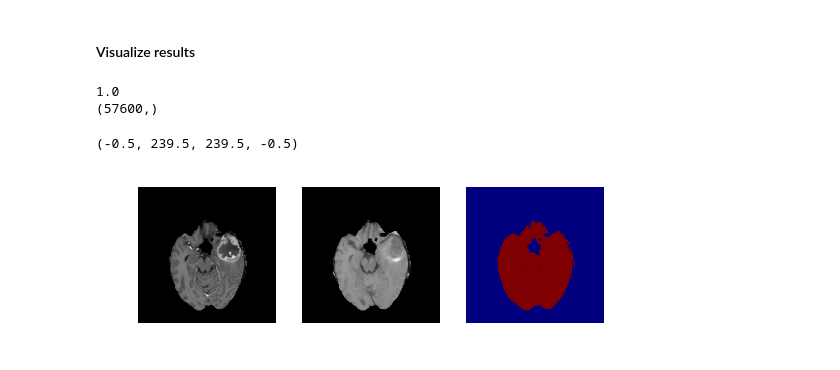
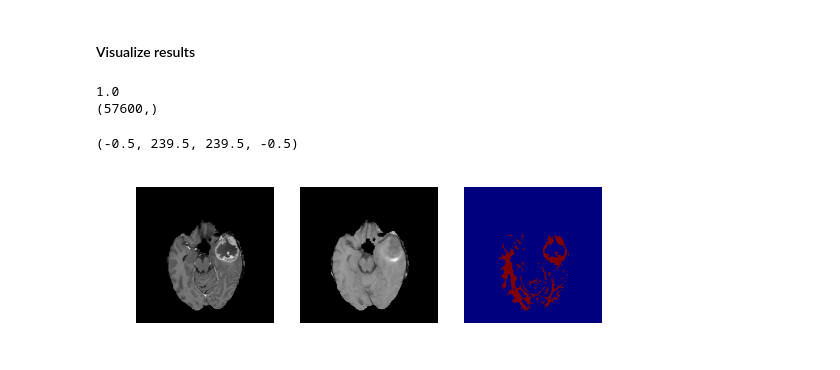
Before and after one commit to slowvak/MachineLearningForMedicalImages, a Jupyter notebook: notebooks/Module 6.ipynb, the cells around one changed output. Drawn from its saved outputs; the diff is of its cells as text; code cells hidden in the pictures.

```diff
--- a/notebooks/Module 6.ipynb
+++ b/notebooks/Module 6.ipynb
@@ -23,7 +21,7 @@ import nibabel as nib
         with open('my_dumped_classifier.pkl', 'rb') as fid:
         gnb_loaded = cPickle.load(fid)
 # %%
-with open('Decision Tree.pkl', 'rb') as fid:
+with open('RBF SVM.pkl', 'rb') as fid:
     classifier = pickle.load(fid)
 print (dir(classifier))
 # %% [output]
@@ -32,20 +30,15 @@ print (dir(classifier))
 # Step 3: Load the unknown image and perform the segmetnation
 # %%
 CurrentDir= os.getcwd()
-
 # Print current directory
 print (CurrentDir)
-
 # Get parent direcotry
 print(os.path.abspath(os.path.join(CurrentDir, os.pardir)))
-
 # Create the file paths. The images are contained in a subfolder called Data.
 PostName =  os.path.abspath(os.path.join(os.path.abspath(os.path.join(CurrentDir, os.pardir)), "Data",  'POST.nii.gz')  )
 PreName =  os.path.abspath(os.path.join(os.path.abspath(os.path.join(CurrentDir, os.pardir)), "Data", 'PRE.nii.gz') )
 FLAIRName =  os.path.abspath(os.path.join(os.path.abspath(os.path.join(CurrentDir, os.pardir)), "Data", 'FLAIR.nii.gz') )
 GT =  os.path.abspath(os.path.join(os.path.abspath(os.path.join(CurrentDir, os.pardir)), "Data", 'GroundTruth.nii.gz') )
-
-
 # read Pre in--we assume that all images are same x,y dims
 Pre = nib.load(PreName)
 # Pre is a class containing the image data among other information
@@ -59,11 +52,12 @@ print (xdim,ydim,zdim)
 # make space in a numpy array for the images
 ArrayDicom = np.zeros((xdim, ydim, 2), dtype=Pre.dtype)
 # copy Pre pixels into z=0
-ArrayDicom[:, :, 0] = Post[:,:,55]
+Pre=Pre[:,:,55]
+ArrayDicom[:, :, 0] = Post/ np.mean(Post[np.nonzero(Post)])
 # Post
 Post = nib.load(PostName)
-
 # Pre is a class containing the image data among other information
 Post=Post.get_data()
-ArrayDicom[:, :,  1] = Pre[:,:,55]
+Post= Post[:,:,55]
+ArrayDicom[:, :,  1] = Pre/ np.mean(Pre[np.nonzero(Pre)])
 # %% [output]
@@ -99,20 +93,19 @@ print (Labels)
 # %%
 print (np.mean(Labels[np.nonzero(Labels)]))
 print (np.shape(Labels))
 # respape to image
 Labels=Labels.reshape(240,240)
-Post=Post.reshape(240,240,155)
-Pre=Pre.reshape(240,240,155)
+Post=Post.reshape(240,240)
+Pre=Pre.reshape(240,240)
 f, (ax1,ax2,ax3)=plt.subplots(1,3)
-ax1.imshow(np.rot90(Post[:, :, 55,],3), cmap=plt.cm.gray)
+ax1.imshow(np.rot90(Post[:, :],3), cmap=plt.cm.gray)
 ax1.axis('off')
-
-ax2.imshow(np.rot90(Pre[:, :, 55,],3), cmap=plt.cm.gray)
+ax2.imshow(np.rot90(Pre[:, :],3), cmap=plt.cm.gray)
 ax2.axis('off')
 ax3.imshow(np.rot90(Labels[:, :,],3), cmap=plt.cm.jet)
 ax3.axis('off')
 # %% [output]
 1.0
 (57600,)
 (-0.5, 239.5, 239.5, -0.5)
-[figure, old version]
+[figure, new version]
```
Also changed, not shown: parts of 5 cells of this notebook, 6 other files.
